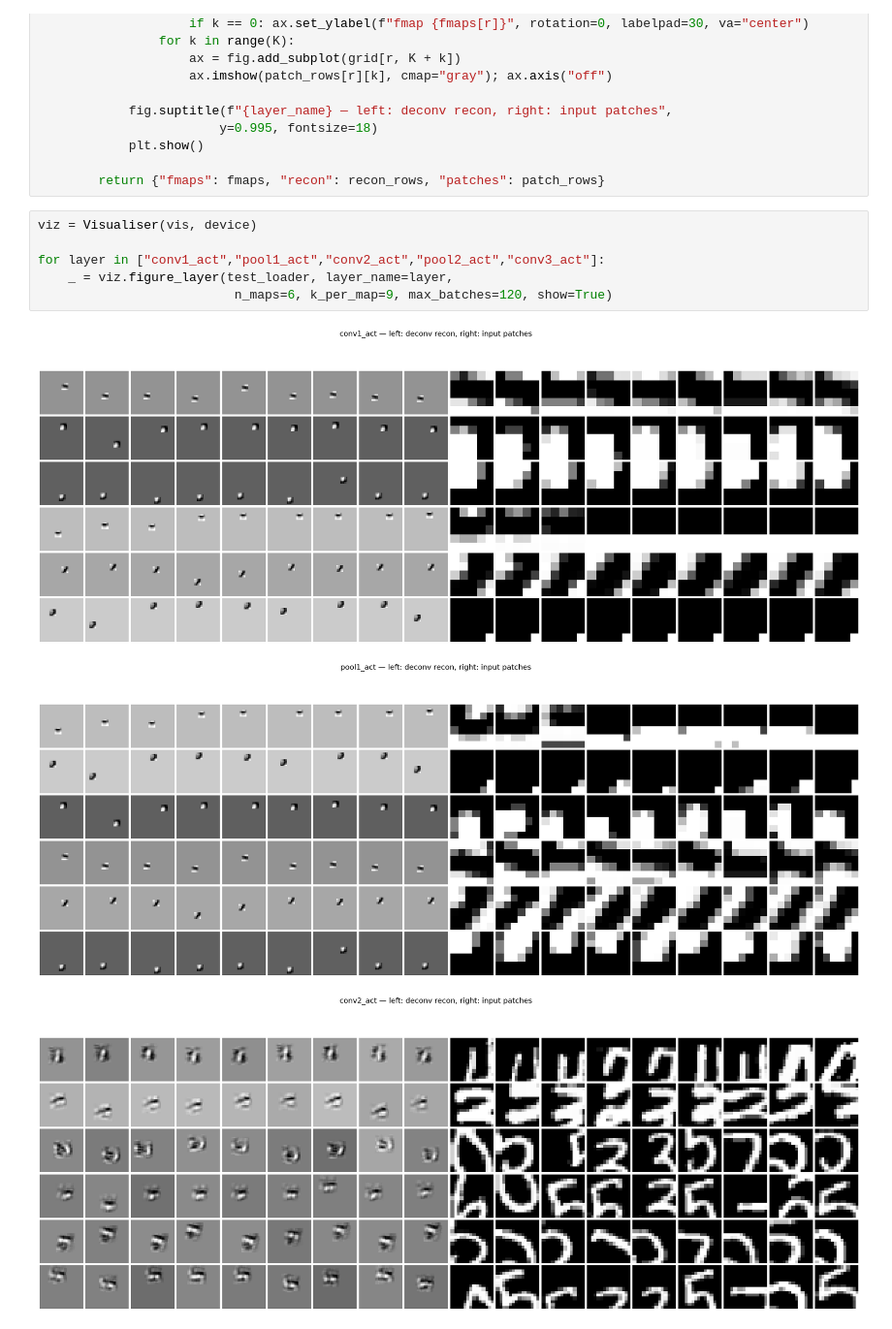
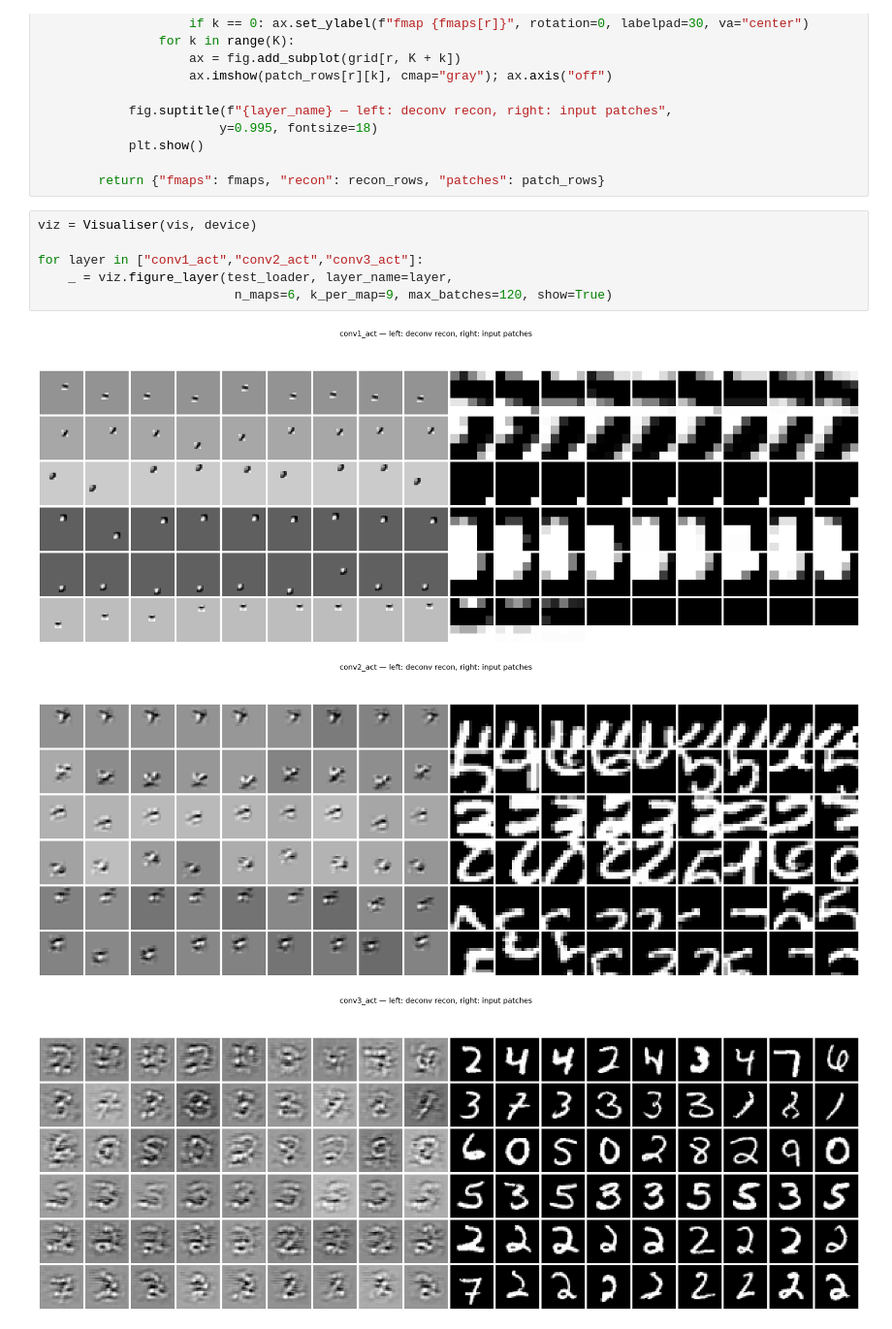
Before and after one commit to ajamesl/cnn-internals, a Jupyter notebook: 01_lenet5.ipynb, the cells around one changed output. Shown at 97% size. Saved outputs shown, nothing was run; the diff lists cells and outputs as text.

```diff
--- a/01_lenet5.ipynb
+++ b/01_lenet5.ipynb
@@ -707,10 +467,10 @@ class Visualiser:
 # %%
 viz = Visualiser(vis, device)
 
-for layer in ["conv1_act","pool1_act","conv2_act","pool2_act","conv3_act"]:
+for layer in ["conv1_act","conv2_act","conv3_act"]:
     _ = viz.figure_layer(test_loader, layer_name=layer,
                           n_maps=6, k_per_map=9, max_batches=120, show=True)
 # %% [output]
-[figure, old version]
+[figure, new version]
-[figure, old version]
+[figure, new version]
-[figure, old version]
+[figure, new version]
```
Also changed, not shown: parts of 10 cells of this notebook.
